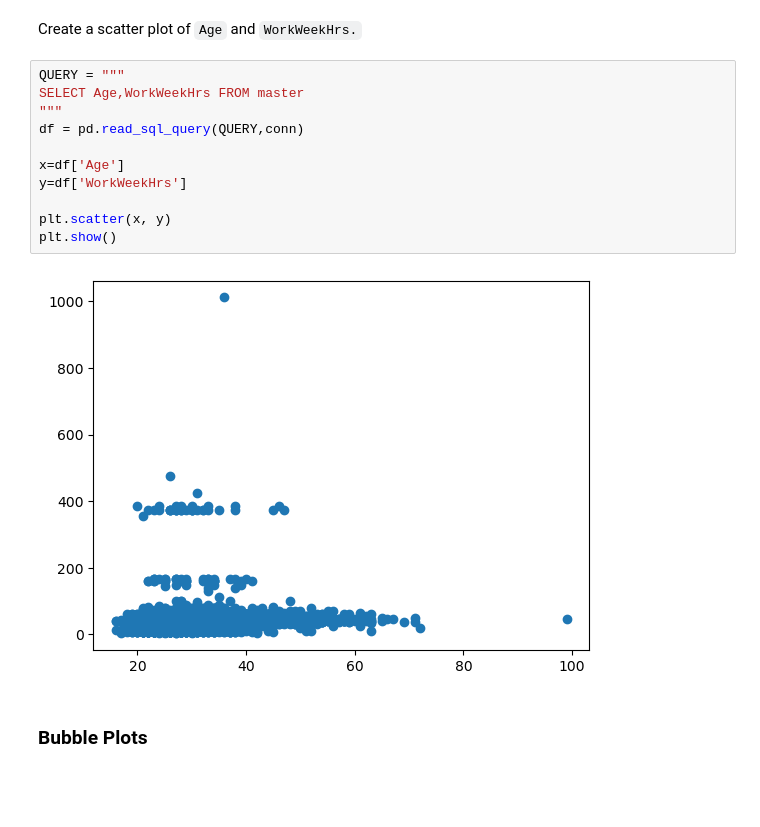
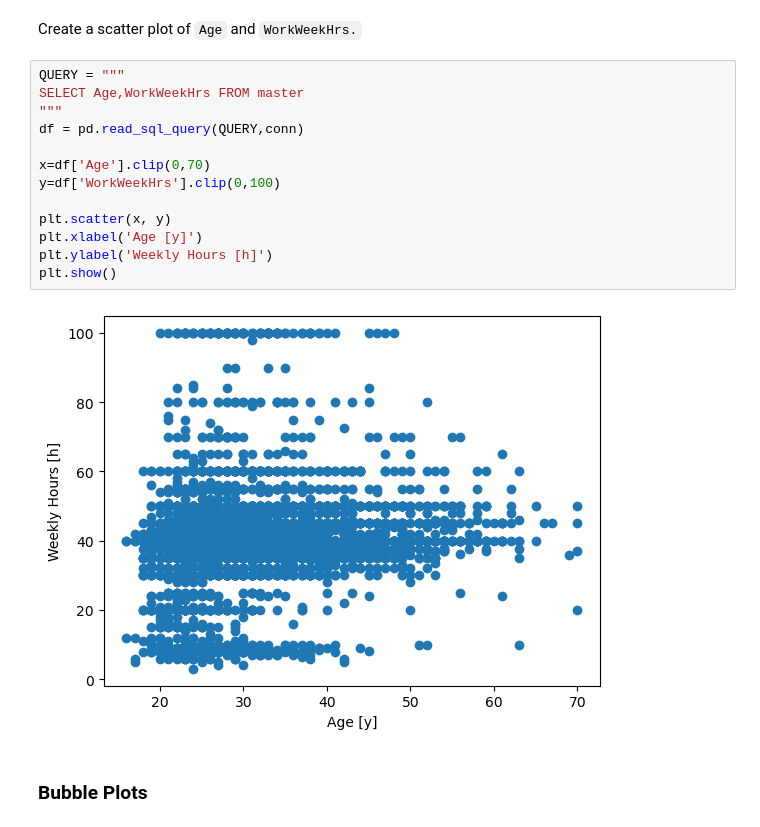
Before and after one commit to sebblank/DA_coursera, a Jupyter notebook: week_04_DataVisualization.ipynb, the cells around one changed output. Saved outputs shown, nothing was run; the diff lists cells and outputs as text; blank space fills up the shorter version.

```diff
--- a/week_04_DataVisualization.ipynb
+++ b/week_04_DataVisualization.ipynb
@@ -197,16 +198,18 @@ Create a scatter plot of `Age` and `WorkWeekHrs.`
 # %%
 QUERY = """
 SELECT Age,WorkWeekHrs FROM master
 """
 df = pd.read_sql_query(QUERY,conn)
 
-x=df['Age']
-y=df['WorkWeekHrs']
+x=df['Age'].clip(0,70)
+y=df['WorkWeekHrs'].clip(0,100)
 
 plt.scatter(x, y)
+plt.xlabel('Age [y]')
+plt.ylabel('Weekly Hours [h]')
 plt.show()
 # %% [output]
-[figure, old version]
+[figure, new version]
 # %% [markdown]
 ### Bubble Plots
 # %% [markdown]
```
Also changed, not shown: parts of 16 cells of this notebook.
